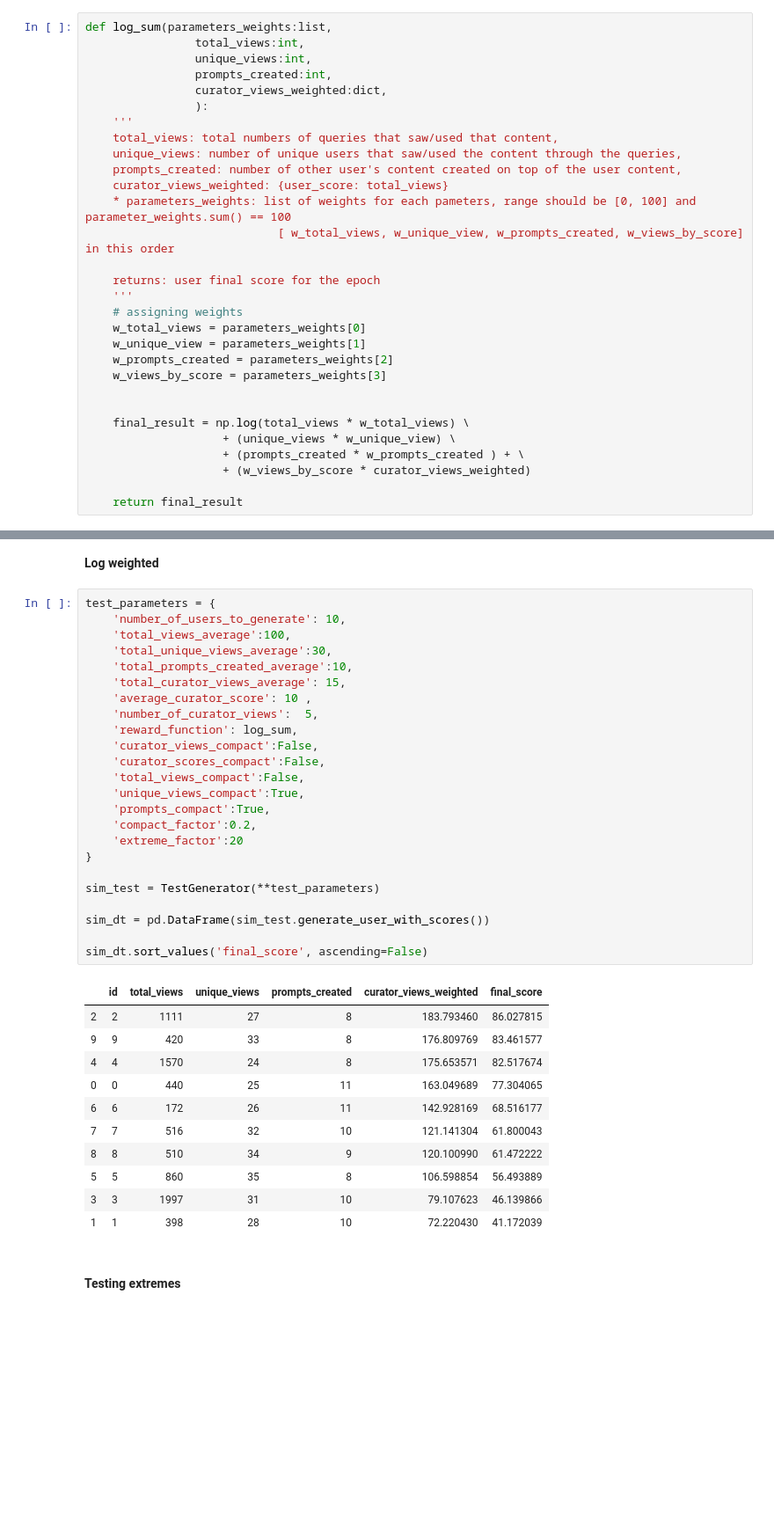
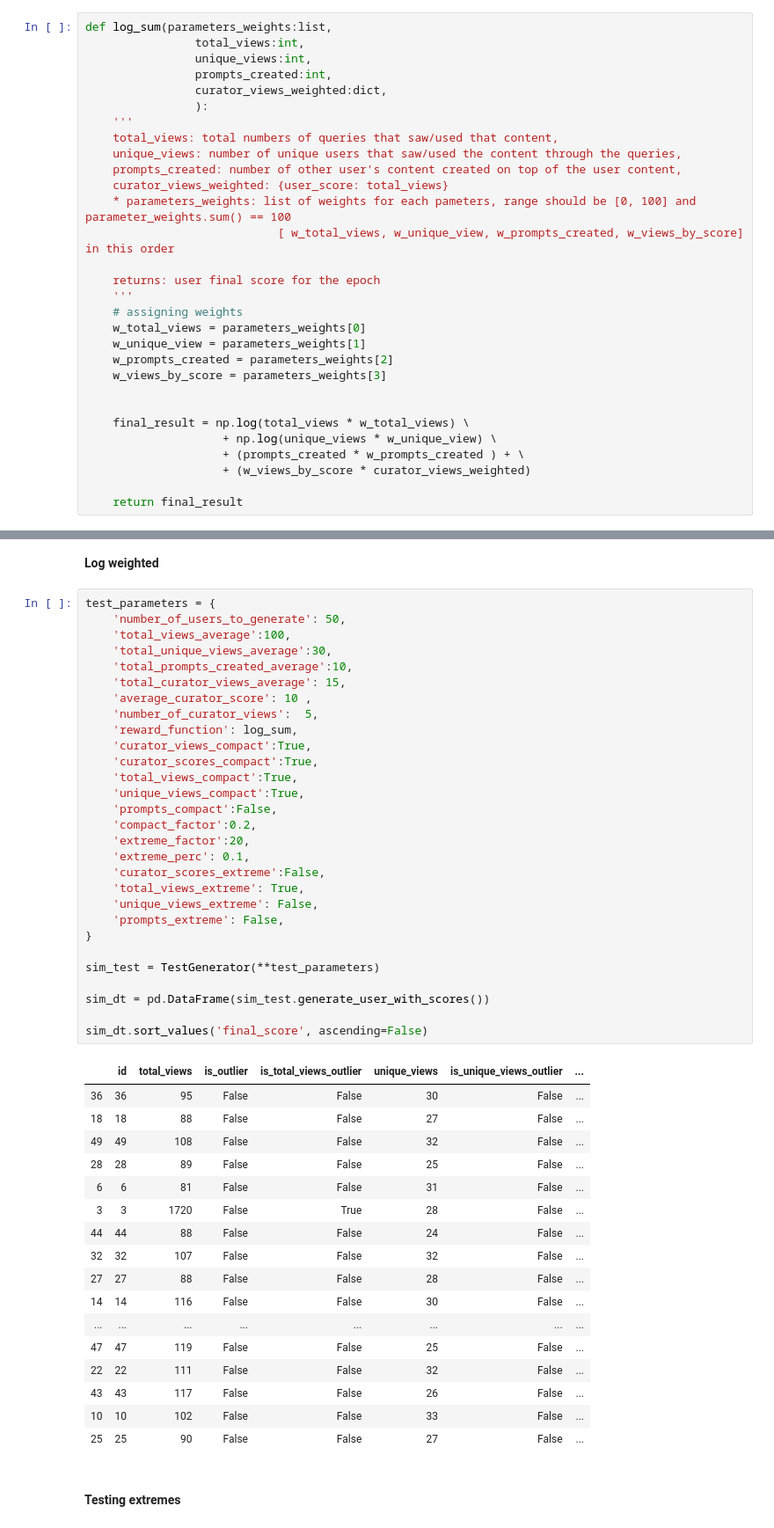
Before and after one commit to fmeiraf/dd_tokenomics, a Jupyter notebook: genesis_cohort_reward_function/reward_function.ipynb, the cells around one changed output, grey strips where cells are left out. Shown at 88% size. Drawn from its saved outputs; the diff is of its cells as text; blank space fills up the shorter version.

Commit message:
added extreme generator for a subset of users only, also added flags for outliers on dataframes

```diff
--- a/genesis_cohort_reward_function/reward_function.ipynb
+++ b/genesis_cohort_reward_function/reward_function.ipynb
@@ -212,7 +268,7 @@ def log_sum(parameters_weights:list,
 
 
     final_result = np.log(total_views * w_total_views) \
-                    + (unique_views * w_unique_view) \
+                    + np.log(unique_views * w_unique_view) \
                     + (prompts_created * w_prompts_created ) + \
                     + (w_views_by_score * curator_views_weighted)
 
@@ -272,40 +337,51 @@ sim_dt.sort_values('final_score', ascending=False)
 **Log weighted**
 # %%
 test_parameters = {
-    'number_of_users_to_generate': 10,
+    'number_of_users_to_generate': 50,
     'total_views_average':100,
     'total_unique_views_average':30,
     'total_prompts_created_average':10,
     'total_curator_views_average': 15,
     'average_curator_score': 10 ,
     'number_of_curator_views':  5,
     'reward_function': log_sum,
-    'curator_views_compact':False,
-    'curator_scores_compact':False,
-    'total_views_compact':False,
+    'curator_views_compact':True,
+    'curator_scores_compact':True,
+    'total_views_compact':True,
     'unique_views_compact':True,
-    'prompts_compact':True,
+    'prompts_compact':False,
     'compact_factor':0.2,
-    'extreme_factor':20
+    'extreme_factor':20,
+    'extreme_perc': 0.1,
+    'curator_scores_extreme':False,
+    'total_views_extreme': True,
+    'unique_views_extreme': False,
+    'prompts_extreme': False,
 }
 
 sim_test = TestGenerator(**test_parameters)
 
 sim_dt = pd.DataFrame(sim_test.generate_user_with_scores())
 
 sim_dt.sort_values('final_score', ascending=False)
 # %% [output]
-|  | id | total_views | unique_views | prompts_created | curator_views_weighted | final_score |
-| 2 | 2 | 1111 | 27 | 8 | 183.793460 | 86.027815 |
-| 9 | 9 | 420 | 33 | 8 | 176.809769 | 83.461577 |
-| 4 | 4 | 1570 | 24 | 8 | 175.653571 | 82.517674 |
-| 0 | 0 | 440 | 25 | 11 | 163.049689 | 77.304065 |
-| 6 | 6 | 172 | 26 | 11 | 142.928169 | 68.516177 |
-| 7 | 7 | 516 | 32 | 10 | 121.141304 | 61.800043 |
-| 8 | 8 | 510 | 34 | 9 | 120.100990 | 61.472222 |
-| 5 | 5 | 860 | 35 | 8 | 106.598854 | 56.493889 |
-| 3 | 3 | 1997 | 31 | 10 | 79.107623 | 46.139866 |
-| 1 | 1 | 398 | 28 | 10 | 72.220430 | 41.172039 |
+|  | id | total_views | is_outlier | is_total_views_outlier | unique_views | is_unique_views_outlier | ... |
+| 36 | 36 | 95 | False | False | 30 | False | ... |
+| 18 | 18 | 88 | False | False | 27 | False | ... |
+| 49 | 49 | 108 | False | False | 32 | False | ... |
+| 28 | 28 | 89 | False | False | 25 | False | ... |
+| 6 | 6 | 81 | False | False | 31 | False | ... |
+| 3 | 3 | 1720 | False | True | 28 | False | ... |
+| 44 | 44 | 88 | False | False | 24 | False | ... |
+| 32 | 32 | 107 | False | False | 32 | False | ... |
+| 27 | 27 | 88 | False | False | 28 | False | ... |
+| 14 | 14 | 116 | False | False | 30 | False | ... |
+| ... | ... | ... | ... | ... | ... | ... | ... |
+| 47 | 47 | 119 | False | False | 25 | False | ... |
+| 22 | 22 | 111 | False | False | 32 | False | ... |
+| 43 | 43 | 117 | False | False | 26 | False | ... |
+| 10 | 10 | 102 | False | False | 33 | False | ... |
+| 25 | 25 | 90 | False | False | 27 | False | ... |
 # %% [markdown]
 #### Testing extremes
 # %% [markdown]
```
Also changed, not shown: parts of 3 cells of this notebook.
